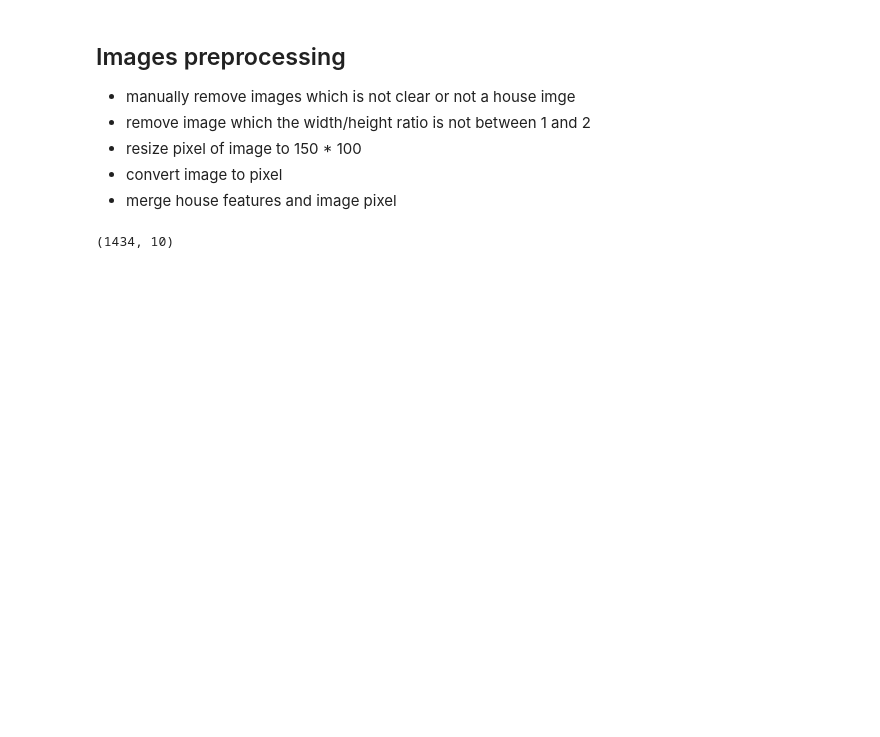
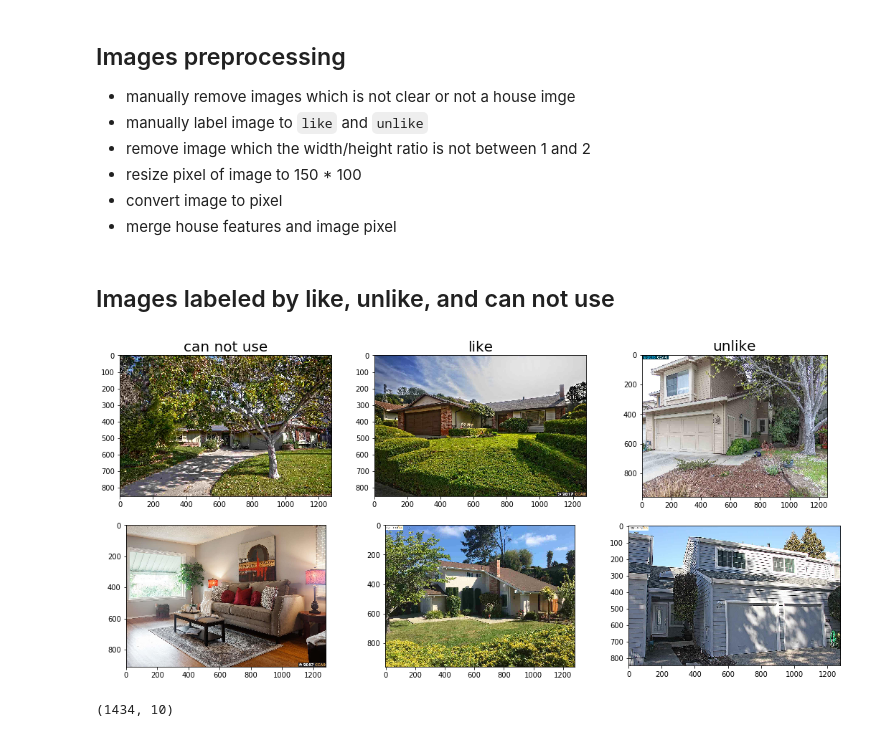
Before and after one commit to Kenghsin/house-image-classification, a Jupyter notebook: 3 image-preprocessing.ipynb, the cells around one changed output. Cells and saved outputs as stored; diff of their text form; code cells hidden in the pictures; blank space fills up the shorter version.

```diff
--- a/3 image-preprocessing.ipynb
+++ b/3 image-preprocessing.ipynb
@@ -1,6 +1,7 @@
 # %% [markdown]
 ## Images preprocessing
 - manually remove images which is not clear or not a house imge
+- manually label image to `like` and `unlike`
 - remove image which the width/height ratio is not between 1 and 2
 - resize pixel of image to 150 * 100
 - convert image to pixel
@@ -12,6 +13,29 @@ import glob
 import matplotlib.pyplot as plt
 from PIL import Image
 %matplotlib inline
+# %% [markdown]
+## Images labeled by like, unlike, and can not use
+# %%
+cannotuse1 = Image.open('origion-img/pinole_sold/can not use/40806590.JPG')
+cannotuse2 = Image.open('origion-img/pinole_sold/can not use/40768318.JPG')
+like1 = Image.open('origion-img/pinole_sold/like/40804232.JPG')
+like2 = Image.open('origion-img/pinole_sold/like/40822137.JPG')
+unlike1 = Image.open('origion-img/pinole_sold/unlike/40816362.JPG')
+unlike2 = Image.open('origion-img/pinole_sold/unlike/40810709.JPG')
+
+images = [cannotuse1, like1, unlike1, cannotuse2, like2, unlike2]
+titles = ['can not use', 'like', 'unlike']
+fig, axes = plt.subplots(nrows=2, ncols=3, figsize=(18,8))
+
+for i in range(2):
+    for j in range(3):
+        if i < 1:
+            axes[i,j].imshow(images[j])
+            axes[i,j].set_title(titles[j],fontsize=20)
+        elif i >= 1:
+            axes[i,j].imshow(images[j+3])
+# %% [output]
+[figure, added]
 # %%
 houses = pd.read_csv('./dataset/sold_clean.csv')
 print(houses.shape)
```
Also changed, not shown: parts of 1 cell of this notebook, 14 other files.
